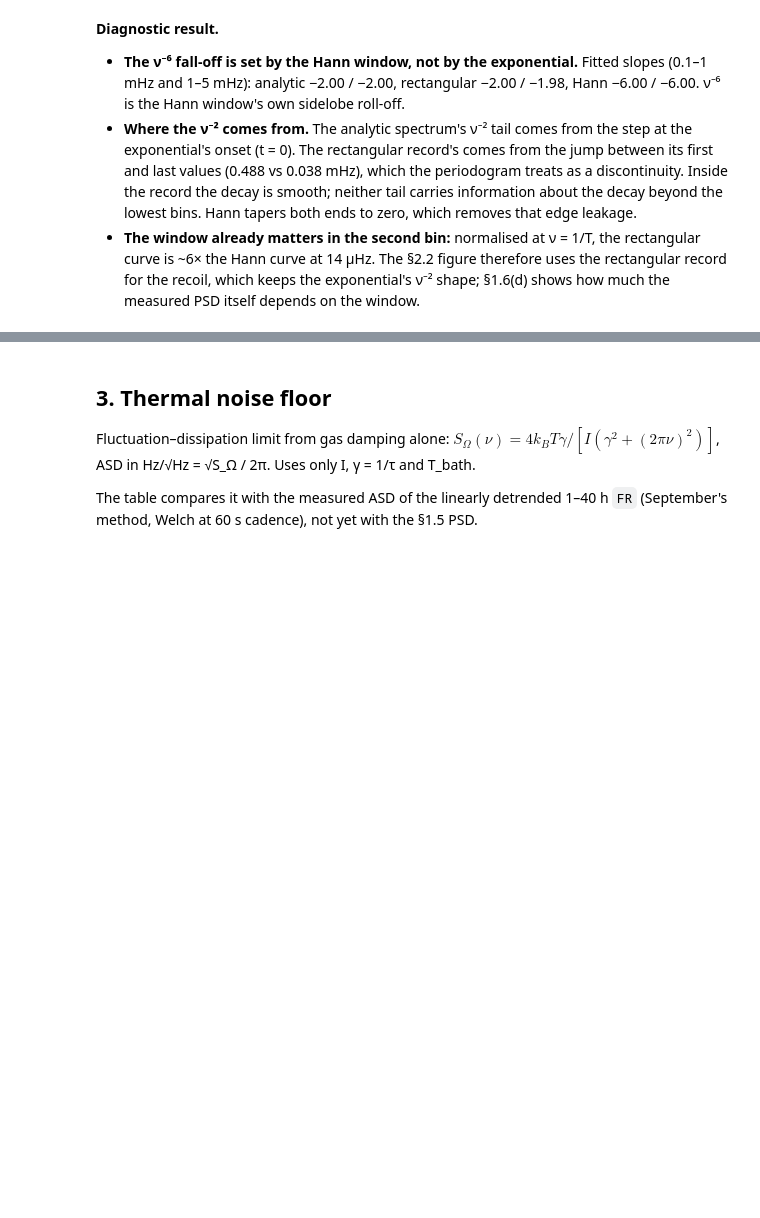
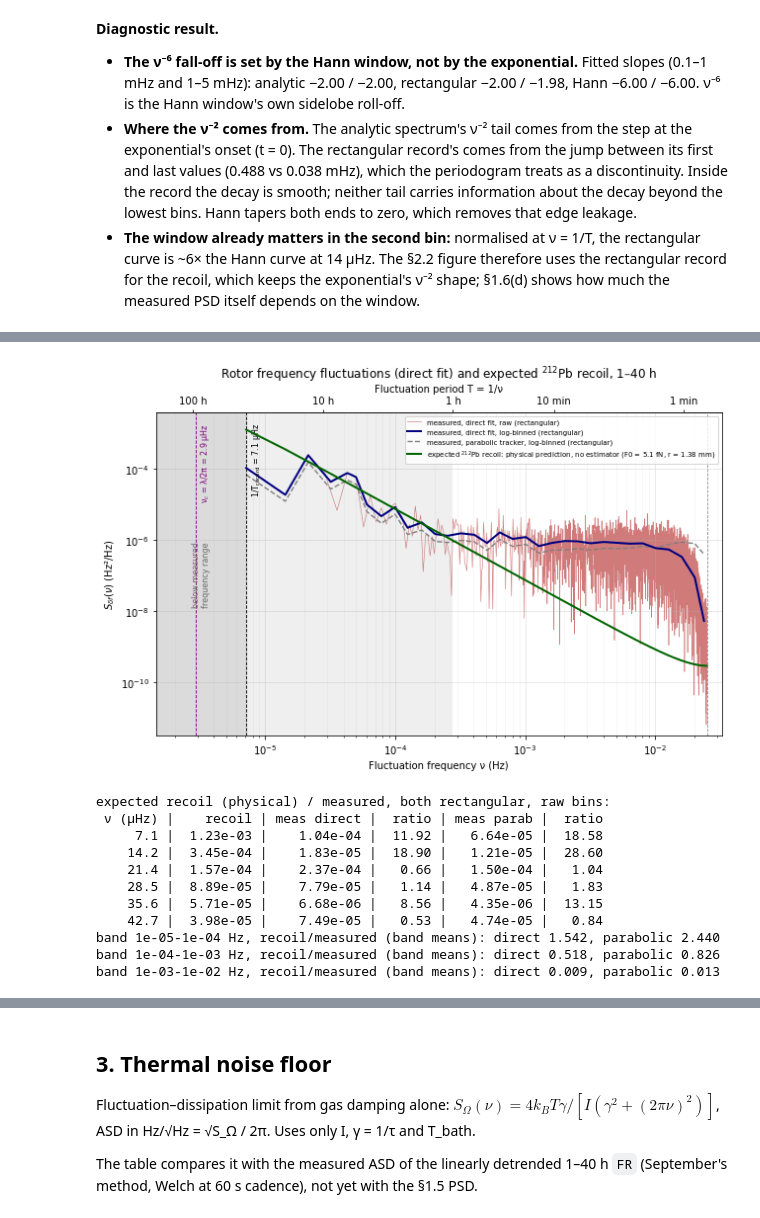
Before and after one commit to Moore-Lab/Decay-Sail, a Jupyter notebook: analysis/noise_budget_20260911.ipynb, the cells around one changed output, grey strips where cells are left out. Drawn from its saved outputs; the diff is of its cells as text; code cells hidden in the pictures; blank space fills up the shorter version.

```diff
--- a/analysis/noise_budget_20260911.ipynb
+++ b/analysis/noise_budget_20260911.ipynb
@@ -2078,0 +2193,52 @@ Hann, finite             |                  -6.00 |                  -6.00
+# %%
+# Section 2 Pb-212 comparison with the direct-fit measured PSD (rectangular, as §2.2); physical Pb model unchanged
+S_dir_ov = nyq_display(S_dir_rect)
+fig, ax = plt.subplots(figsize=(9, 6))
+ax.loglog(nu_p[1:], S_dir_ov[1:], color='firebrick', lw=0.6, alpha=0.6, zorder=1,
+          label='measured, direct fit, raw (rectangular)')
+ax.loglog(nu_lb, S_dir_lb_rect, color='navy', lw=2.0, zorder=3, label='measured, direct fit, log-binned (rectangular)')
+ax.loglog(nu_lb, S_lb_rect, color='gray', lw=1.4, ls='--', zorder=2, label='measured, parabolic tracker, log-binned (rectangular)')
+ax.loglog(nu_p[1:], S_pb_ov[1:], color='darkgreen', lw=2.0, zorder=4,
+          label=f'expected $^{{212}}$Pb recoil: physical prediction, no estimator (F0 = {F0_PB*1e15:.1f} fN, r = {R_EFF*1e3:.2f} mm)')
+ax.set_ylim(S_dir_ov[1:].min()*0.5, max(S_dir_ov[1:].max(), S_pb_ov[1:].max())*3)
+ax.set_xlim(x_left, fs_p/2*1.3)
+ax.axvline(fs_p/2, color='gray', lw=0.8, ls='--')
+ax.axvspan(nu_p[1], 1/3600, color='gray', alpha=0.12, lw=0)
+ax.axvspan(x_left, nu_p[1], color='gray', alpha=0.28, lw=0)
+ax.text(np.sqrt(x_left*nu_p[1]), 0.5, 'below measured\nfrequency range', transform=ax.get_xaxis_transform(),
+        rotation=90, ha='center', va='center', fontsize=8, color='dimgray')
+for x, lab, col in ((nu_p[1], f'1/T$_{{\\rm record}}$ = {nu_p[1]*1e6:.1f} µHz', 'k'),
+                    (nu_c_pb, f'ν$_c$ = λ/2π = {nu_c_pb*1e6:.1f} µHz', 'purple')):
+    ax.axvline(x, color=col, lw=0.9, ls='--')
+    ax.text(x*1.07, 0.97, lab, transform=ax.get_xaxis_transform(), rotation=90, va='top', fontsize=8, color=col)
+ax.set_xlabel('Fluctuation frequency ν (Hz)'); ax.set_ylabel('$S_{\\delta f}(\\nu)$ (Hz²/Hz)')
+ax.set_title(f'Rotor frequency fluctuations (direct fit) and expected $^{{212}}$Pb recoil, {WIN_H[0]}–{WIN_H[1]} h')
+ax.grid(which='major', alpha=0.35); ax.grid(which='minor', alpha=0.12); ax.legend(fontsize=7, loc='upper right')
+period_top = ax.secondary_xaxis('top', functions=(inv, inv))
+per = [(60, '1 min'), (600, '10 min'), (3600, '1 h'), (10*3600, '10 h'), (100*3600, '100 h')]
+period_top.set_xticks([p for p, _ in per]); period_top.set_xticklabels([l for _, l in per])
+period_top.xaxis.set_minor_locator(plt.NullLocator()); period_top.set_xlabel('Fluctuation period T = 1/ν')
+plt.tight_layout(); plt.show()
+
+print('expected recoil (physical) / measured, both rectangular, raw bins:')
+print(f"{'ν (µHz)':>8} | {'recoil':>9} | {'meas direct':>11} | {'ratio':>6} | {'meas parab':>10} | {'ratio':>6}")
+for j in range(1, 7):
+    print(f'{nu_p[j]*1e6:8.1f} | {S_pb_rect[j]:9.2e} | {S_dir_rect[j]:11.2e} | {S_pb_rect[j]/S_dir_rect[j]:6.2f} | '
+          f'{S_df_rect[j]:10.2e} | {S_pb_rect[j]/S_df_rect[j]:6.2f}')
+for lo, hi in ((1e-5, 1e-4), (1e-4, 1e-3), (1e-3, 1e-2)):
+    b = band(nu_p, lo, hi)
+    print(f'band {lo:.0e}-{hi:.0e} Hz, recoil/measured (band means): direct {S_pb_rect[b].mean()/S_dir_rect[b].mean():.3f}, '
+          f'parabolic {S_pb_rect[b].mean()/S_df_rect[b].mean():.3f}')
+# %% [output]
+[figure, added]
+expected recoil (physical) / measured, both rectangular, raw bins:
+ ν (µHz) |    recoil | meas direct |  ratio | meas parab |  ratio
+     7.1 |  1.23e-03 |    1.04e-04 |  11.92 |   6.64e-05 |  18.58
+    14.2 |  3.45e-04 |    1.83e-05 |  18.90 |   1.21e-05 |  28.60
+    21.4 |  1.57e-04 |    2.37e-04 |   0.66 |   1.50e-04 |   1.04
+    28.5 |  8.89e-05 |    7.79e-05 |   1.14 |   4.87e-05 |   1.83
+    35.6 |  5.71e-05 |    6.68e-06 |   8.56 |   4.35e-06 |  13.15
+    42.7 |  3.98e-05 |    7.49e-05 |   0.53 |   4.74e-05 |   0.84
+band 1e-05-1e-04 Hz, recoil/measured (band means): direct 1.542, parabolic 2.440
+band 1e-04-1e-03 Hz, recoil/measured (band means): direct 0.518, parabolic 0.826
+band 1e-03-1e-02 Hz, recoil/measured (band means): direct 0.009, parabolic 0.013
```
Also changed, not shown: parts of 15 cells of this notebook, 8 other files.
